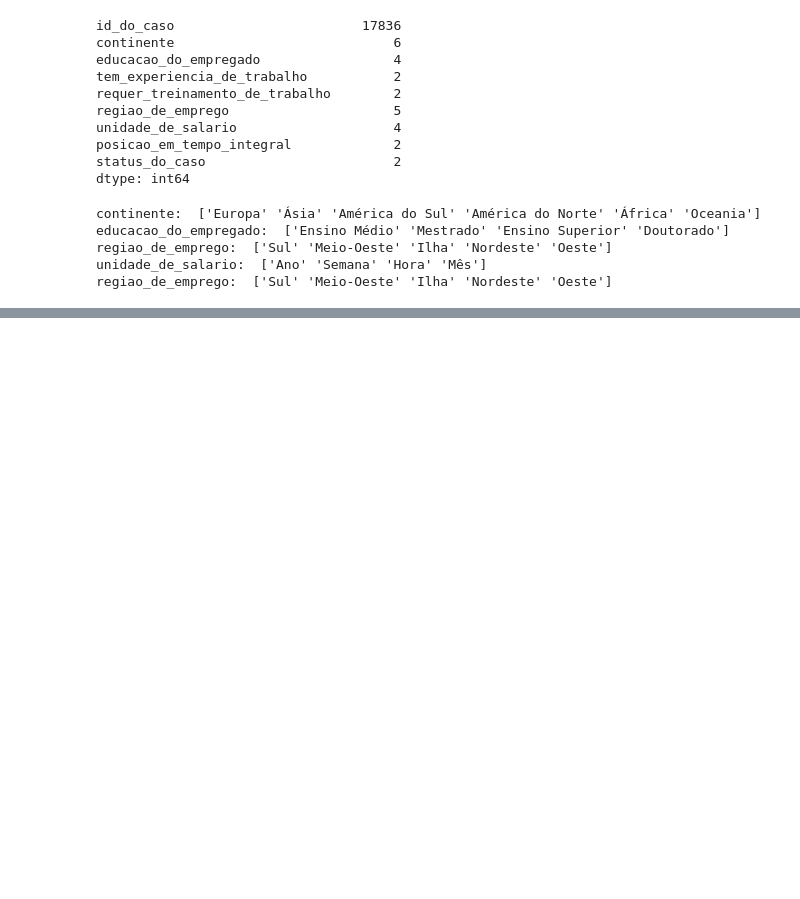
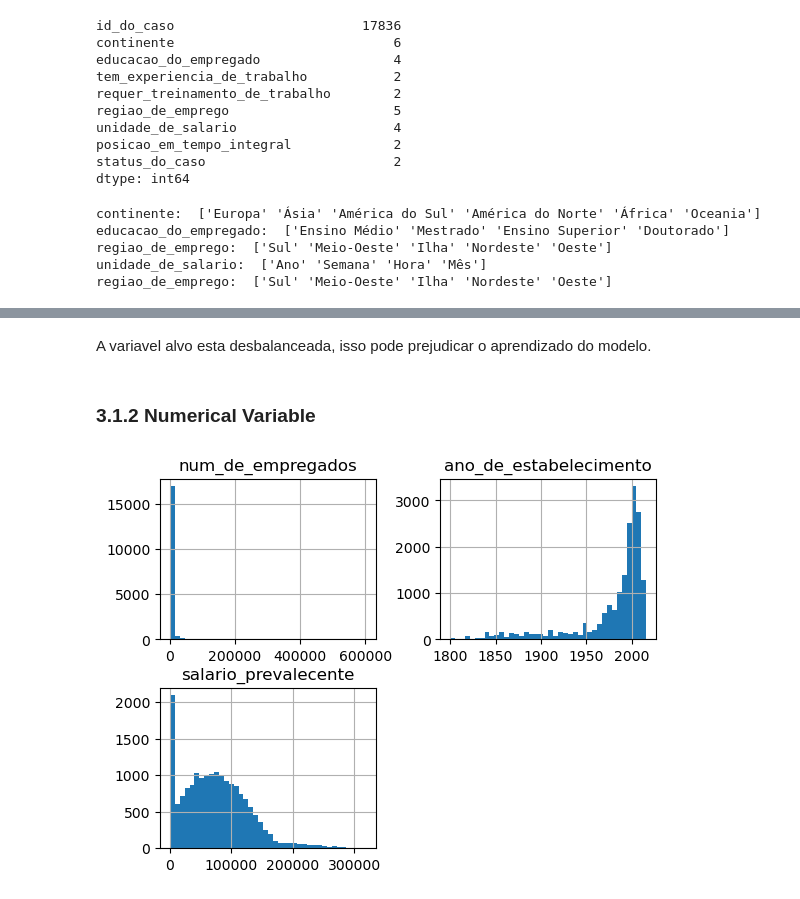
Before and after one commit to leoalvessantana/ML-Olympiad-Vistos-Classification, a Jupyter notebook: vistos_classification.ipynb, the cells around one changed output, grey strips where cells are left out. Drawn from its saved outputs; the diff is of its cells as text; code cells hidden in the pictures; blank space fills up the shorter version.

```diff
--- a/vistos_classification.ipynb
+++ b/vistos_classification.ipynb
@@ -169,0 +184,8 @@ Hipoteses
+# %% [markdown]
+A variavel alvo esta desbalanceada, isso pode prejudicar o aprendizado do modelo.
+# %% [markdown]
+### 3.1.2 Numerical Variable
+# %%
+num_attributes.hist( bins=40);
+# %% [output]
+[figure, added]
```
Also changed, not shown: parts of 54 cells of this notebook, 1 other file.
